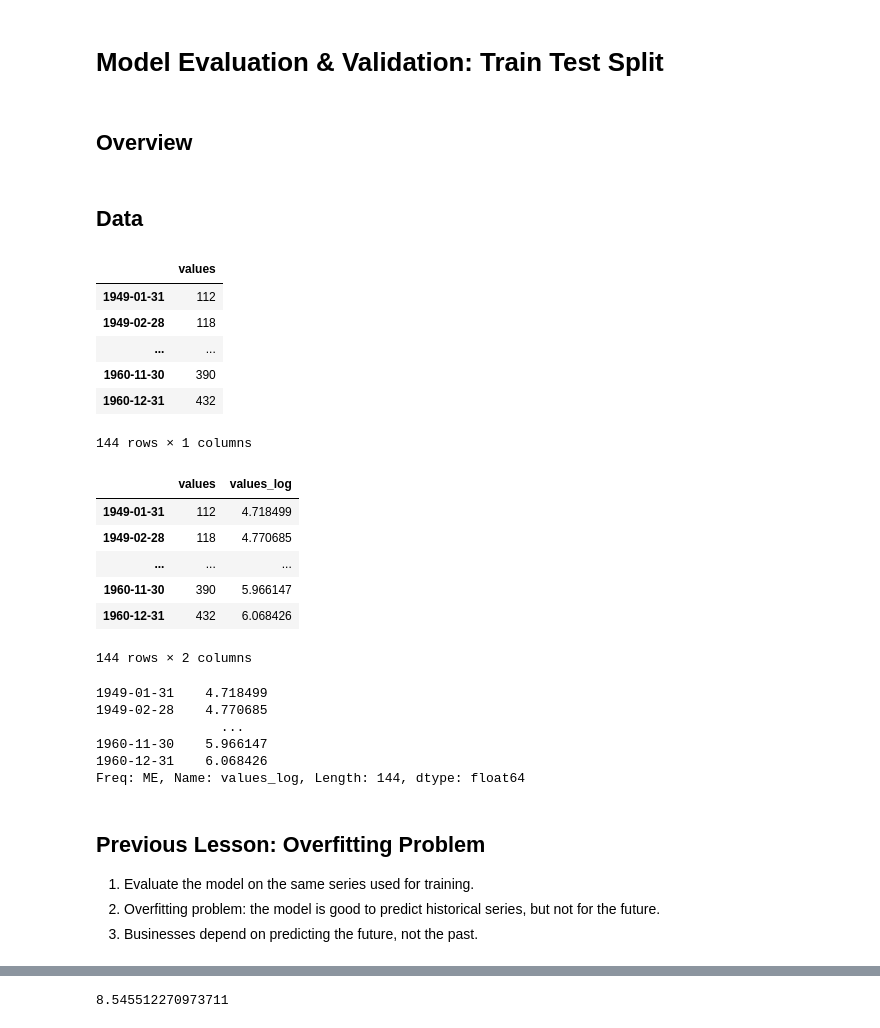
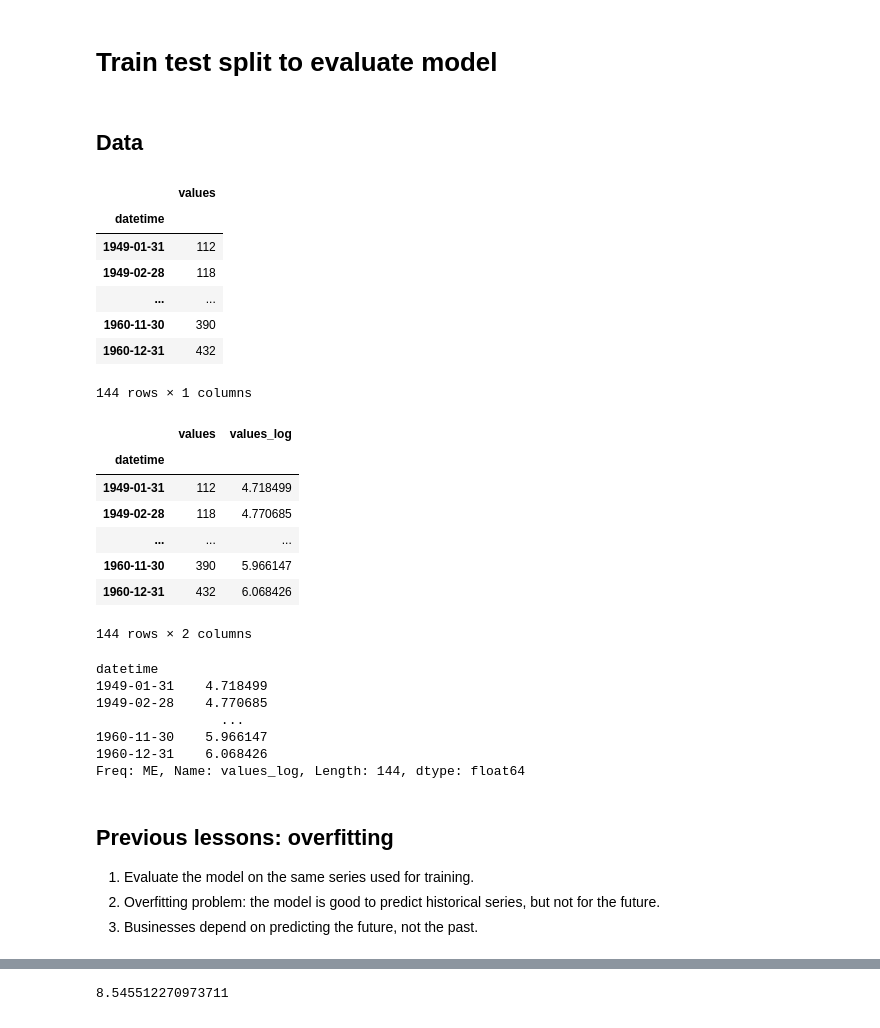
Before and after one commit to myothergit/python-for-time-series-forecasting-5246009, a Jupyter notebook: notebooks/4_Validation/1_Split/Script.ipynb, the cells around one changed output, grey strips where cells are left out. Saved outputs shown, nothing was run; the diff lists cells and outputs as text; code cells hidden in the pictures.

```diff
--- a/notebooks/4_Validation/1_Split/Script.ipynb
+++ b/notebooks/4_Validation/1_Split/Script.ipynb
@@ -1,22 +1,22 @@
-# %% [markdown]
-# Model Evaluation & Validation: Train Test Split
+# %% [markdown]
+# Train test split to evaluate model
 # %%
 
 from modules import utils
 utils.configure_plotly_template(showlegend=True)
-# %% [markdown]
-## Overview
 # %% [markdown]
 ## Data
 # %%
 import pandas as pd
 
 df = pd.read_parquet('../../../data/statsmodels/AirPassengers.parquet').asfreq('ME')
 df.columns = ['values']
+df.index.name = 'datetime'
 
 df
 # %% [output]
 |  | values |
+| datetime |  |
 | 1949-01-31 | 112 |
 | 1949-02-28 | 118 |
 | ... | ... |
@@ -30,6 +30,7 @@ df['values_log'] = np.log(df['values'])
 df
 # %% [output]
 |  | values | values_log |
+| datetime |  |  |
 | 1949-01-31 | 112 | 4.718499 |
 | 1949-02-28 | 118 | 4.770685 |
 | ... | ... | ... |
@@ -41,7 +40,8 @@ df_base = df.copy()
 # %%
 series = df["values_log"]
-series
+df_base = df.copy()
 # %% [output]
+datetime
 1949-01-31    4.718499
 1949-02-28    4.770685
                 ...
@@ -49,7 +49,7 @@ series
 1960-12-31    6.068426
 Freq: ME, Name: values_log, Length: 144, dtype: float64
 # %% [markdown]
-## Previous Lesson: Overfitting Problem
+## Previous lessons: overfitting
 
 1. Evaluate the model on the same series used for training.
 2. Overfitting problem: the model is good to predict historical series, but not for the future.
```
Also changed, not shown: parts of 33 cells of this notebook, 46 other files.
